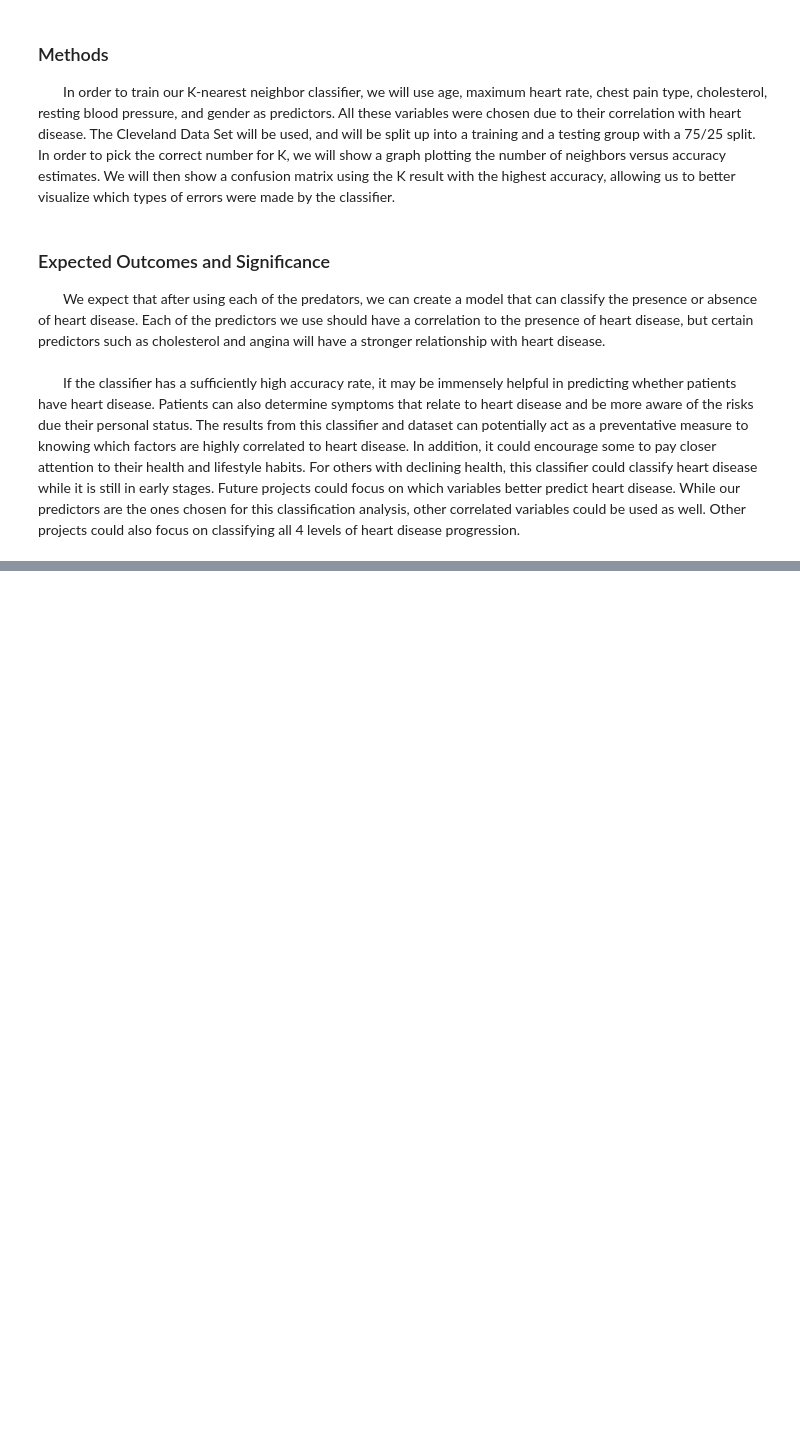
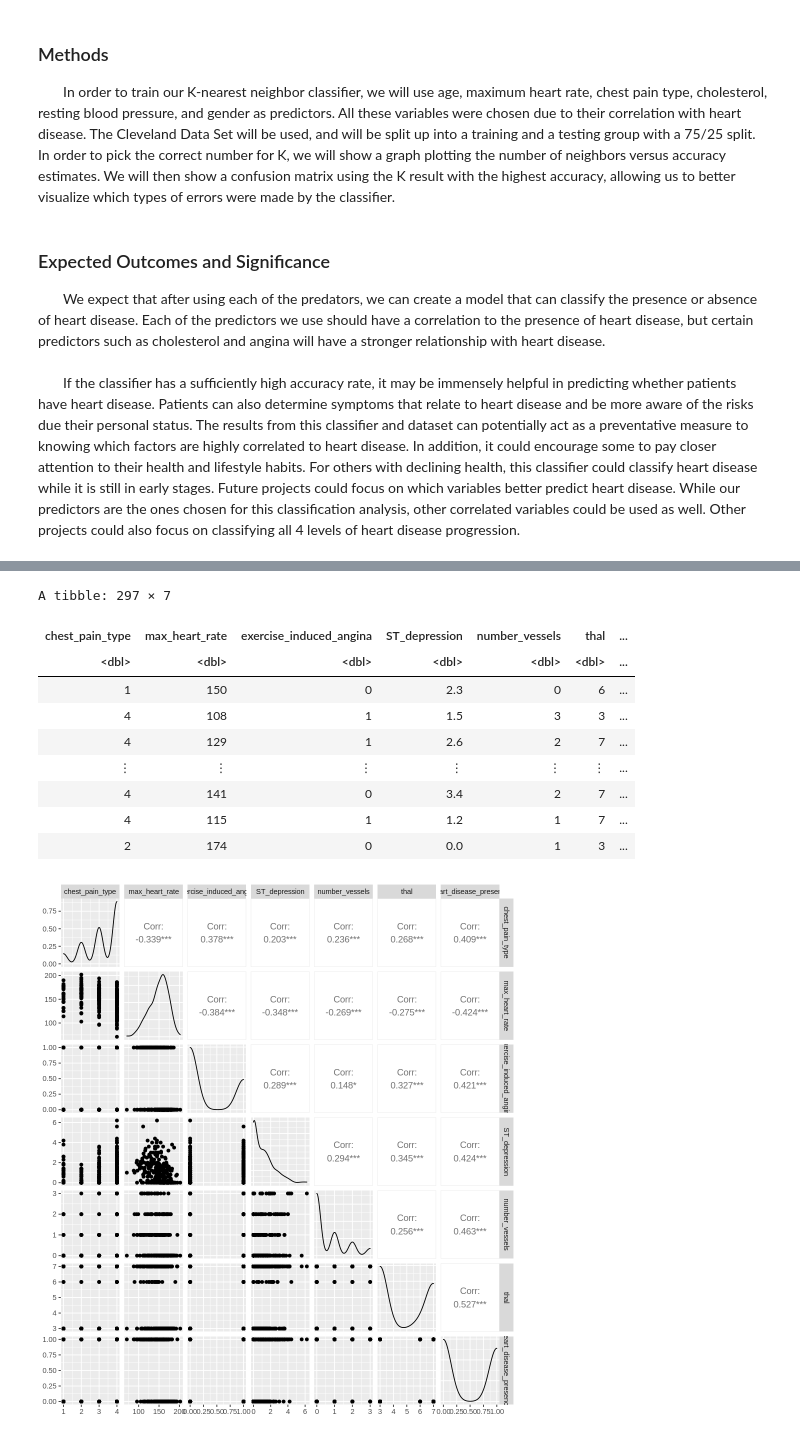
Before and after one commit to samtang22/dsci-100-2022W1-group-21, a Jupyter notebook: heart.data.ipynb, the cells around one changed output, grey strips where cells are left out. Saved outputs shown, nothing was run; the diff lists cells and outputs as text; code cells hidden in the pictures; blank space fills up the shorter version.

```diff
--- a/heart.data.ipynb
+++ b/heart.data.ipynb
@@ -163,0 +205,20 @@ If the classifier has a sufficiently high accuracy rate, it may be immensely hel
+# %%
+heart_data <- heart_data |>
+    select(chest_pain_type,max_heart_rate,exercise_induced_angina,ST_depression,number_vessels,thal,heart_disease_presence) |>
+    na.omit()
+ggpairs(heart_data)
+heart_data <- heart_data |>
+    mutate(heart_disease_presence=as.factor(heart_disease_presence))
+heart_data
+# %% [output]
+A tibble: 297 × 7
+| chest_pain_type | max_heart_rate | exercise_induced_angina | ST_depression | number_vessels | thal | ... |
+| <dbl> | <dbl> | <dbl> | <dbl> | <dbl> | <dbl> | ... |
+| 1 | 150 | 0 | 2.3 | 0 | 6 | ... |
+| 4 | 108 | 1 | 1.5 | 3 | 3 | ... |
+| 4 | 129 | 1 | 2.6 | 2 | 7 | ... |
+| ⋮ | ⋮ | ⋮ | ⋮ | ⋮ | ⋮ | ... |
+| 4 | 141 | 0 | 3.4 | 2 | 7 | ... |
+| 4 | 115 | 1 | 1.2 | 1 | 7 | ... |
+| 2 | 174 | 0 | 0.0 | 1 | 3 | ... |
+[figure, added]
```
Also changed, not shown: parts of 8 cells of this notebook.
